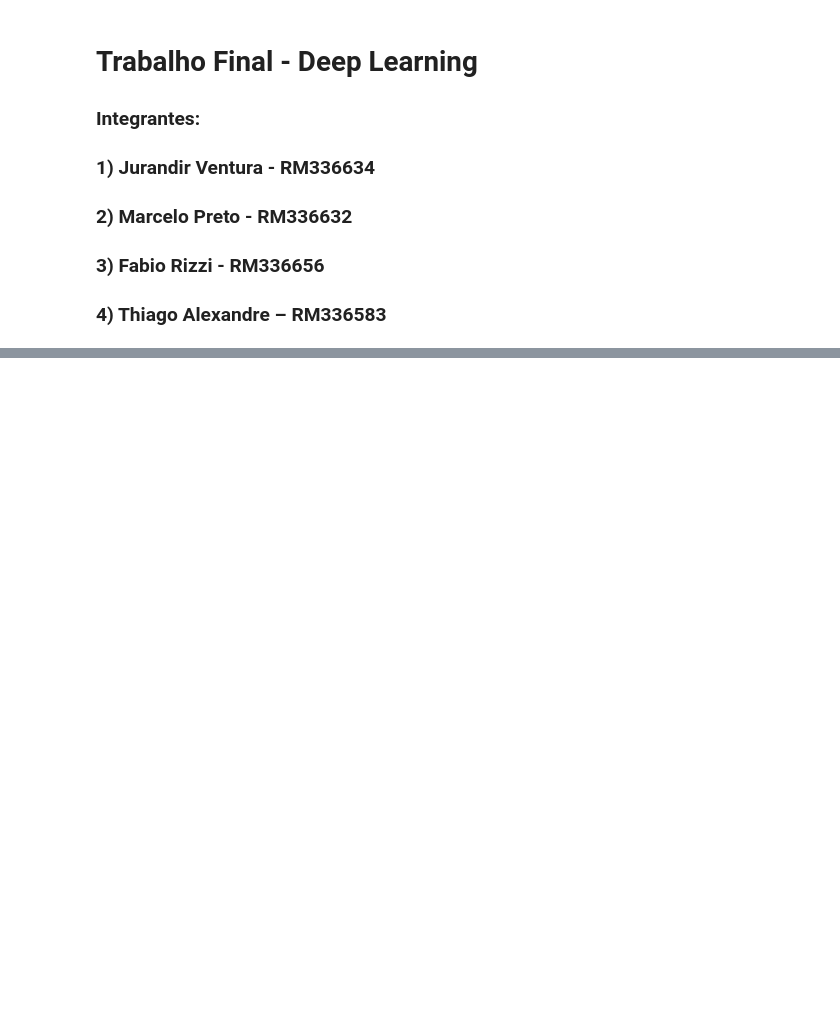
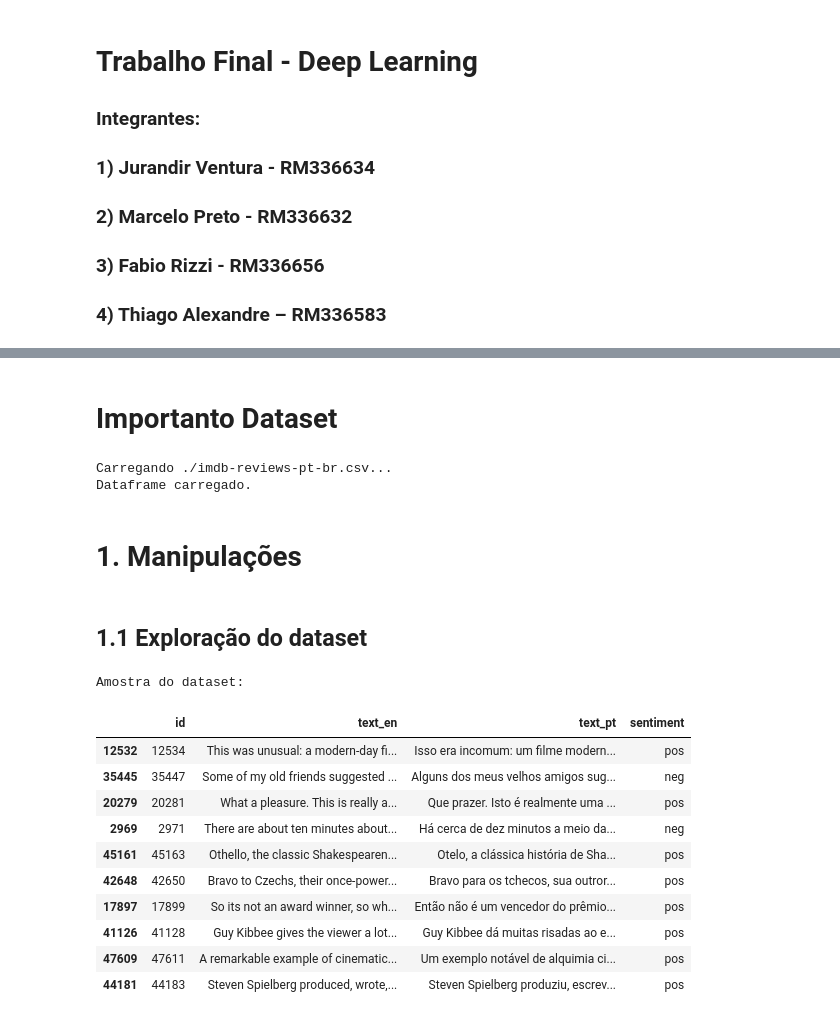
Before and after one commit to fiapIA/processamento_de_linguagem_natural, a Jupyter notebook: trabalho_final.ipynb, the cells around one changed output, grey strips where cells are left out. Drawn from its saved outputs; the diff is of its cells as text; code cells hidden in the pictures; blank space fills up the shorter version.

```diff
--- a/trabalho_final.ipynb
+++ b/trabalho_final.ipynb
@@ -34,0 +31,44 @@ dataset.head()
+# %% [markdown]
+# Importanto Dataset
+# %%
+# Carregamento do dataset para dataframe "df"
+import os
+import pandas as pd
+try:
+  import wget
+except:
+  !pip install wget
+
+url = "https://dados-ml-pln.s3-sa-east-1.amazonaws.com/imdb-reviews-pt-br.csv"
+file = "./" + url.split('/')[-1]
+
+if not os.path.exists(file):
+    print("Fazendo download de " + url + " para: " + file)
+    wget.download(url,file)
+
+print("Carregando " + file + "...")
+df = pd.read_csv(file, delimiter=',', encoding='UTF-8')
+print("Dataframe carregado.")
+# %% [output]
+Carregando ./imdb-reviews-pt-br.csv...
+Dataframe carregado.
+# %% [markdown]
+# 1. Manipulações
+# %% [markdown]
+## 1.1 Exploração do dataset
+# %%
+print("Amostra do dataset:")
+df.sample(10, random_state = random_state)
+# %% [output]
+Amostra do dataset:
+|  | id | text_en | text_pt | sentiment |
+| 12532 | 12534 | This was unusual: a modern-day fi... | Isso era incomum: um filme modern... | pos |
+| 35445 | 35447 | Some of my old friends suggested ... | Alguns dos meus velhos amigos sug... | neg |
+| 20279 | 20281 | What a pleasure. This is really a... | Que prazer. Isto é realmente uma ... | pos |
+| 2969 | 2971 | There are about ten minutes about... | Há cerca de dez minutos a meio da... | neg |
+| 45161 | 45163 | Othello, the classic Shakespearen... | Otelo, a clássica história de Sha... | pos |
+| 42648 | 42650 | Bravo to Czechs, their once-power... | Bravo para os tchecos, sua outror... | pos |
+| 17897 | 17899 | So its not an award winner, so wh... | Então não é um vencedor do prêmio... | pos |
+| 41126 | 41128 | Guy Kibbee gives the viewer a lot... | Guy Kibbee dá muitas risadas ao e... | pos |
+| 47609 | 47611 | A remarkable example of cinematic... | Um exemplo notável de alquimia ci... | pos |
+| 44181 | 44183 | Steven Spielberg produced, wrote,... | Steven Spielberg produziu, escrev... | pos |
```
Also changed, not shown: parts of 13 cells of this notebook.
